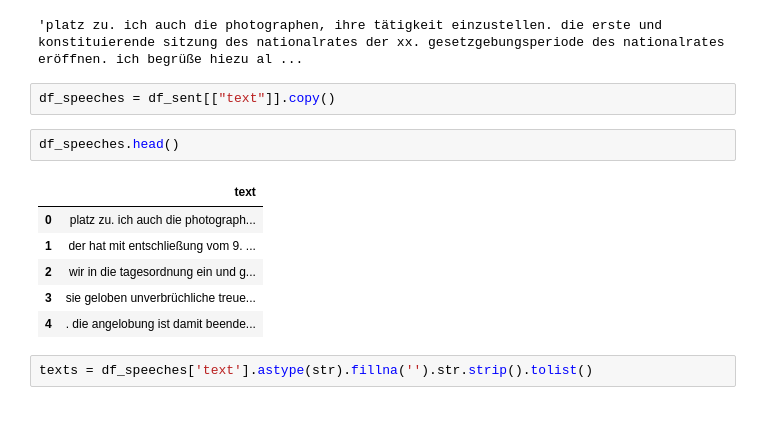
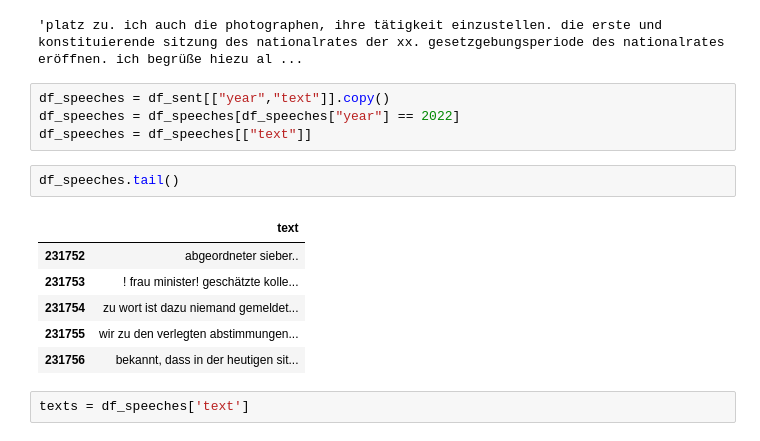
Before and after one commit to Hakiim01/nlp-political-parties, a Jupyter notebook: Sentinemt_analysis.ipynb, the cells around one changed output. Saved outputs shown, nothing was run; the diff lists cells and outputs as text.

```diff
--- a/Sentinemt_analysis.ipynb
+++ b/Sentinemt_analysis.ipynb
@@ -126,18 +129,20 @@ Compound sentiment score: -0.1116
 Compound sentiment variance: 0.0879
 'platz zu. ich auch die photographen, ihre tätigkeit einzustellen. die erste und konstituierende sitzung des nationalrates der xx. gesetzgebungsperiode des nationalrates eröffnen. ich begrüße hiezu al ...
 # %%
-df_speeches = df_sent[["text"]].copy()
+df_speeches = df_sent[["year","text"]].copy()
+df_speeches = df_speeches[df_speeches["year"] == 2022]
+df_speeches = df_speeches[["text"]]
 # %%
-df_speeches.head()
+df_speeches.tail()
 # %% [output]
 |  | text |
-| 0 | platz zu. ich auch die photograph... |
-| 1 | der hat mit entschließung vom 9. ... |
-| 2 | wir in die tagesordnung ein und g... |
-| 3 | sie geloben unverbrüchliche treue... |
-| 4 | . die angelobung ist damit beende... |
+| 231752 | abgeordneter sieber.. |
+| 231753 | ! frau minister! geschätzte kolle... |
+| 231754 | zu wort ist dazu niemand gemeldet... |
+| 231755 | wir zu den verlegten abstimmungen... |
+| 231756 | bekannt, dass in der heutigen sit... |
 # %%
-texts = df_speeches['text'].astype(str).fillna('').str.strip().tolist()
+texts = df_speeches['text']
 # %%
 from transformers import AutoTokenizer, AutoModelForSequenceClassification
 import torch
```
Also changed, not shown: parts of 10 cells of this notebook.
